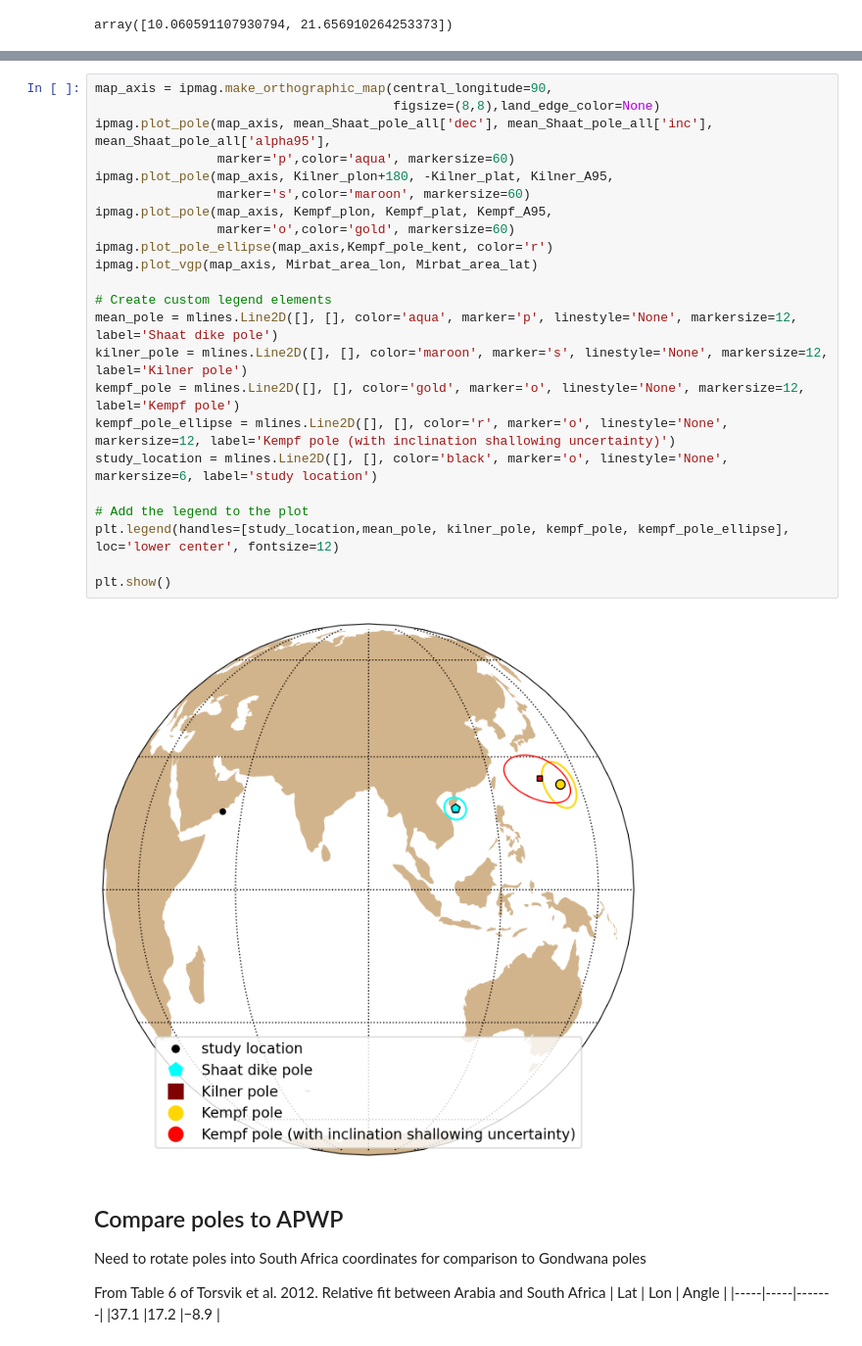
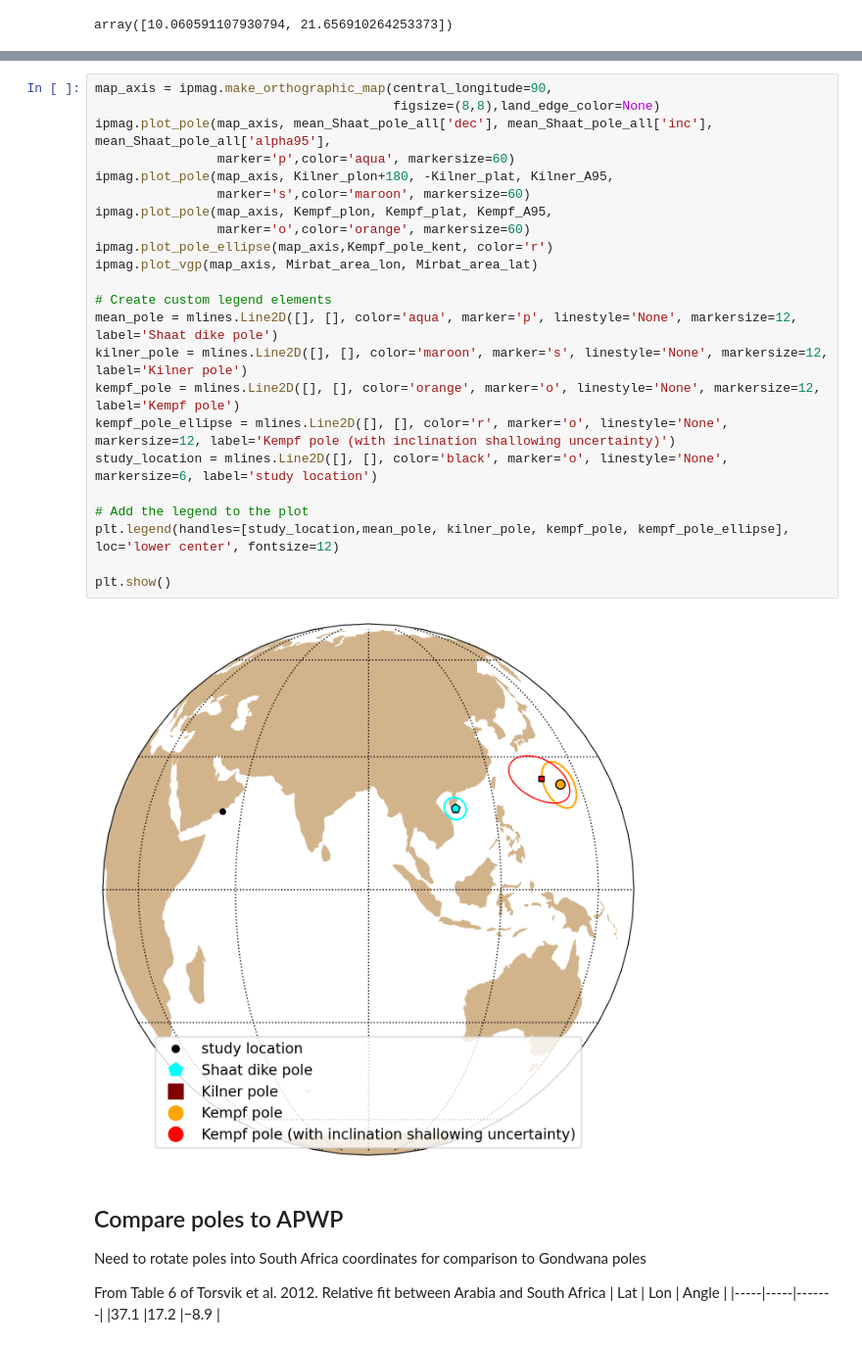
Before and after one commit to Swanson-Hysell-Group/2025_Oman_Paleogeography, a Jupyter notebook: code/prior_paleomagnetic_data.ipynb, the cells around one changed output, grey strips where cells are left out. Shown at 98% size. Saved outputs shown, nothing was run; the diff lists cells and outputs as text.

```diff
--- a/code/prior_paleomagnetic_data.ipynb
+++ b/code/prior_paleomagnetic_data.ipynb
@@ -172,28 +178,28 @@ plt.show()
 # %%
 map_axis = ipmag.make_orthographic_map(central_longitude=90,
                                        figsize=(8,8),land_edge_color=None)
 ipmag.plot_pole(map_axis, mean_Shaat_pole_all['dec'], mean_Shaat_pole_all['inc'], mean_Shaat_pole_all['alpha95'],
                 marker='p',color='aqua', markersize=60)
 ipmag.plot_pole(map_axis, Kilner_plon+180, -Kilner_plat, Kilner_A95,
                 marker='s',color='maroon', markersize=60)
 ipmag.plot_pole(map_axis, Kempf_plon, Kempf_plat, Kempf_A95,
-                marker='o',color='gold', markersize=60)
+                marker='o',color='orange', markersize=60)
 ipmag.plot_pole_ellipse(map_axis,Kempf_pole_kent, color='r')
 ipmag.plot_vgp(map_axis, Mirbat_area_lon, Mirbat_area_lat)
 
 # Create custom legend elements
 mean_pole = mlines.Line2D([], [], color='aqua', marker='p', linestyle='None', markersize=12, label='Shaat dike pole')
 kilner_pole = mlines.Line2D([], [], color='maroon', marker='s', linestyle='None', markersize=12, label='Kilner pole')
-kempf_pole = mlines.Line2D([], [], color='gold', marker='o', linestyle='None', markersize=12, label='Kempf pole')
+kempf_pole = mlines.Line2D([], [], color='orange', marker='o', linestyle='None', markersize=12, label='Kempf pole')
 kempf_pole_ellipse = mlines.Line2D([], [], color='r', marker='o', linestyle='None', markersize=12, label='Kempf pole (with inclination shallowing uncertainty)')
 study_location = mlines.Line2D([], [], color='black', marker='o', linestyle='None', markersize=6, label='study location')
 
 # Add the legend to the plot
 plt.legend(handles=[study_location,mean_pole, kilner_pole, kempf_pole, kempf_pole_ellipse], loc='lower center', fontsize=12)
 
 plt.show()
 # %% [output]
-[figure, old version]
+[figure, new version]
 # %% [markdown]
 ## Compare poles to APWP
 
```
Also changed, not shown: parts of 15 cells of this notebook, 2 other files.
